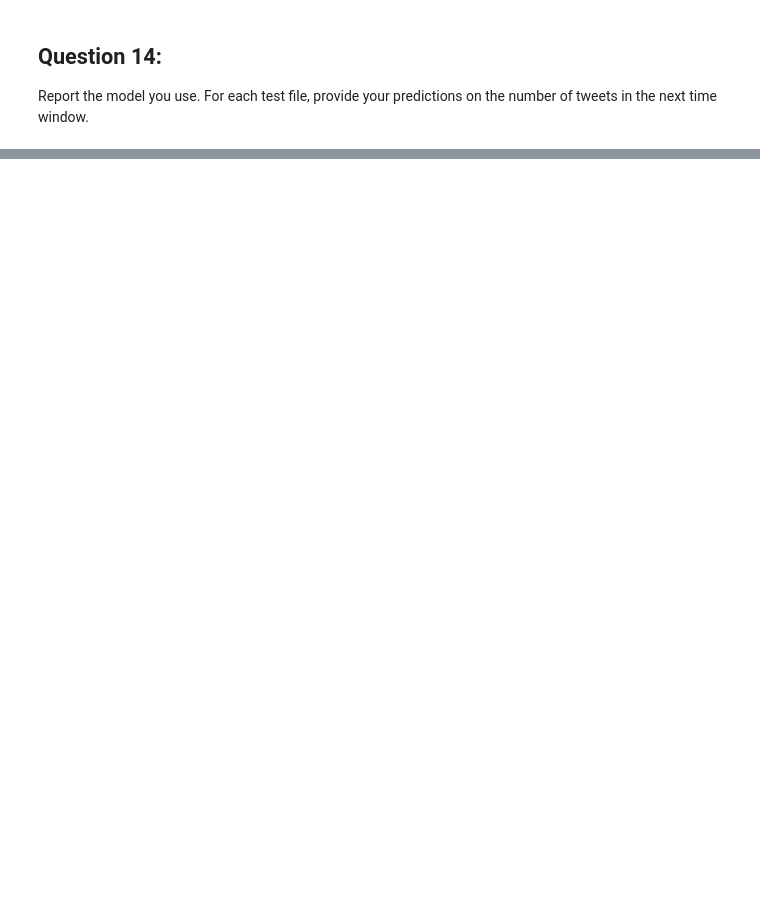
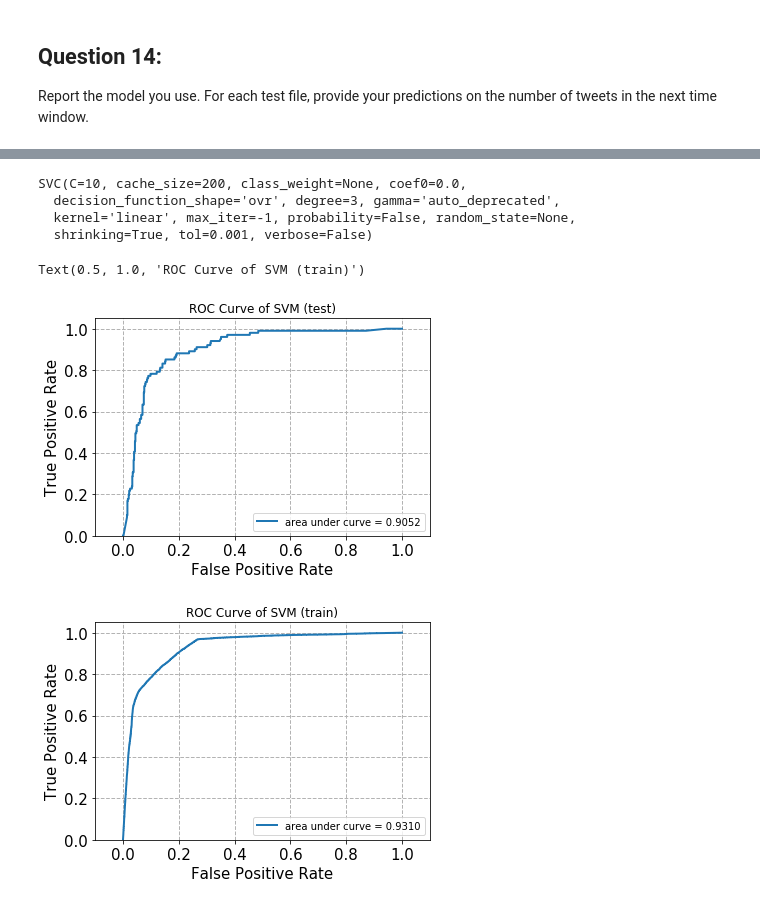
Before and after one commit to Shuyifan/ECE-219-Large-Scale-Data-Mining-Project, a Jupyter notebook: project 5/Project 5.ipynb, the cells around one changed output, grey strips where cells are left out. Drawn from its saved outputs; the diff is of its cells as text; code cells hidden in the pictures; blank space fills up the shorter version.

```diff
--- a/project 5/Project 5.ipynb
+++ b/project 5/Project 5.ipynb
@@ -2229,0 +2929,28 @@ Report the model you use. For each test file, provide your predictions on the nu
+# %%
+# Find out the best param for svm
+from sklearn.model_selection import cross_val_score
+from sklearn.model_selection import ShuffleSplit
+
+def crossValidation(classifier, train, label):
+    avg_score = []
+
+    for k in range(-3, 4):
+        classifier.set_params(C=10**k).fit(train, label)
+        cv = ShuffleSplit(n_splits=5, test_size=0.3, random_state=42)
+        scores = cross_val_score(classifier, train, label, cv=cv, scoring='accuracy', n_jobs = -1)
+
+        print('-'*20,'C =',10**k,'-'*20)
+        print(scores)
+        print(np.average(scores))
+        avg_score.append(np.average(scores))
+
+    max_score = np.max(avg_score)
+    index = avg_score.index(max_score)
+    c_idx = [x for x in range(-3,4)][index]
+    print('-'*20,'Result','-'*20)
+    print('The best classifier is when C =', 10**c_idx)
+    print('Average Accuracy is:', max_score)
+
+    return classifier.set_params(C=10**c_idx).fit(train,label)
+# %%
+svm_best = crossValidation(SVC(kernel='linear'), X_train_lsi, y)
@@ -2229,0 +2975,24 @@ Report the model you use. For each test file, provide your predictions on the nu
+# %%
+#ROC curve of the best
+
+print(svm_best)
+
+score_svm_test = svm_best.decision_function(X_test_lsi)
+fpr_svm_test, tpr_svm_test, _ = metrics.roc_curve(y_test, score_svm_test)
+
+plot_roc(fpr_svm_test, tpr_svm_test)
+plt.title('ROC Curve of SVM (test)')
+
+score_svm_train = svm_best.decision_function(X_train_lsi)
+fpr_svm_train, tpr_svm_train, _ = metrics.roc_curve(y, score_svm_train)
+
+plot_roc(fpr_svm_train, tpr_svm_train)
+plt.title('ROC Curve of SVM (train)')
+# %% [output]
+SVC(C=10, cache_size=200, class_weight=None, coef0=0.0,
+  decision_function_shape='ovr', degree=3, gamma='auto_deprecated',
+  kernel='linear', max_iter=-1, probability=False, random_state=None,
+  shrinking=True, tol=0.001, verbose=False)
+Text(0.5, 1.0, 'ROC Curve of SVM (train)')
+[figure, added]
+[figure, added]
```
Also changed, not shown: parts of 52 cells of this notebook.
